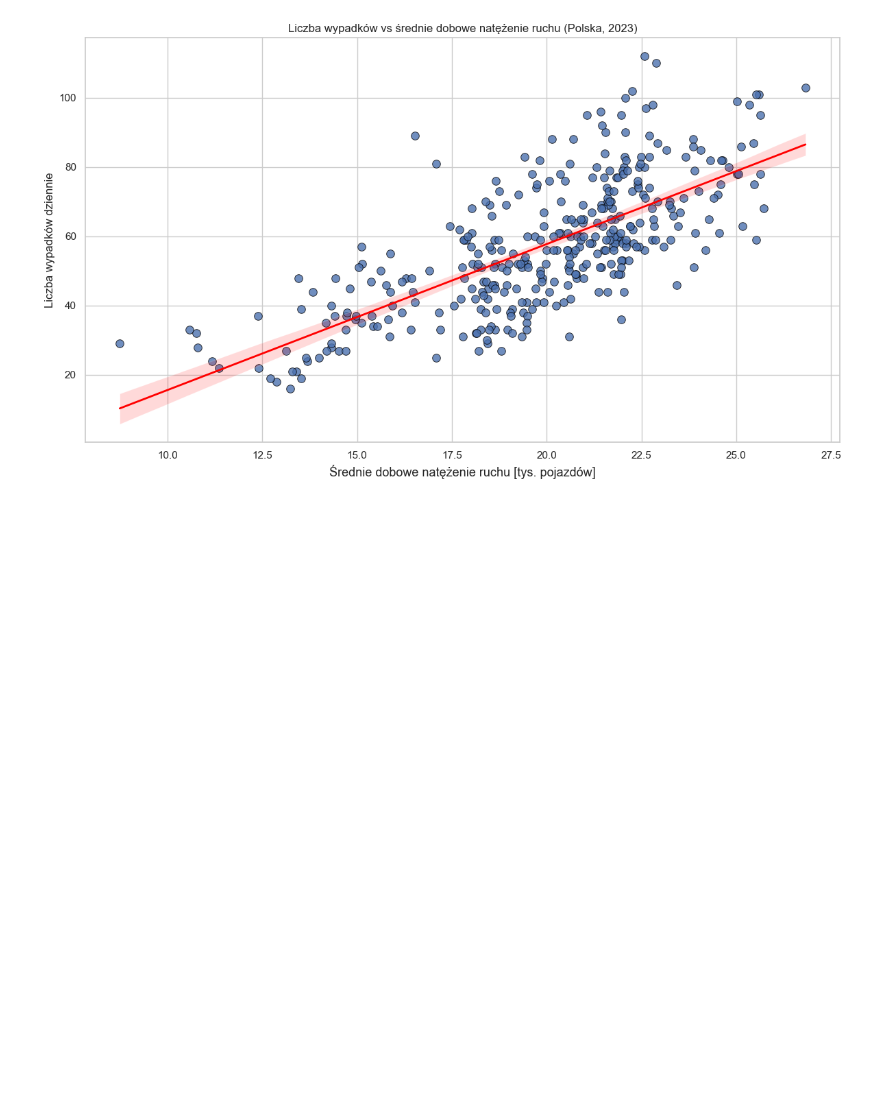
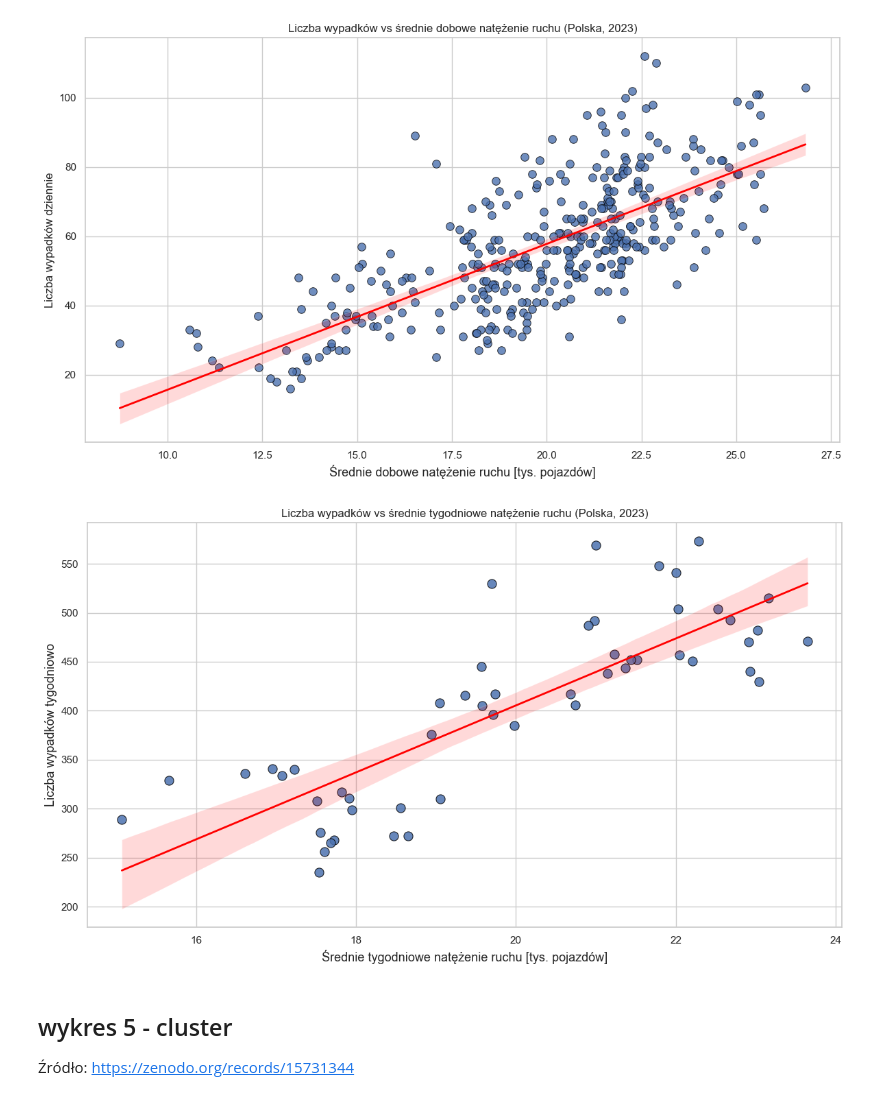
Before and after one commit to JankData/car-accidents-visualizations, a Jupyter notebook: notebooks/wypadki1.ipynb, the cells around one changed output. Cells and saved outputs as stored; diff of their text form; code cells hidden in the pictures; blank space fills up the shorter version.

```diff
--- a/notebooks/wypadki1.ipynb
+++ b/notebooks/wypadki1.ipynb
@@ -434,3 +435,58 @@ plt.savefig('scatter_wypadki.png')
 plt.show()
 # %% [output]
 [figure]
+# %%
+df_acc_2023["week"] = df_acc_2023["datetime"].dt.isocalendar().week
+df_traffic["week"] = df_traffic["DATA"].dt.isocalendar().week
+
+acc_per_week = (
+    df_acc_2023
+    .groupby("week")
+    .size()
+    .reset_index(name="accidents")
+)
+
+traffic_per_week = (
+    df_traffic
+    .groupby("week")["SDRD"]
+    .mean()
+    .reset_index(name="traffic_mean")
+)
+
+dfw = acc_per_week.merge(traffic_per_week, on="week", how="inner")
+dfw["traffic_mean_k"] = dfw["traffic_mean"] / 1000
+
+sns.set_theme(style="whitegrid")
+
+plt.figure(figsize=(12,7))
+
+sns.scatterplot(
+    data=dfw,
+    x="traffic_mean_k",
+    y="accidents",
+    s=90,
+    alpha=0.85,
+    edgecolor="black"
+)
+
+sns.regplot(
+    data=dfw,
+    x="traffic_mean_k",
+    y="accidents",
+    scatter=False,
+    color="red",
+    line_kws={"linewidth": 2}
+)
+
+plt.xlabel("Średnie tygodniowe natężenie ruchu [tys. pojazdów]", fontsize=13)
+plt.ylabel("Liczba wypadków tygodniowo", fontsize=13)
+plt.title("Liczba wypadków vs średnie tygodniowe natężenie ruchu (Polska, 2023)")
+
+plt.tight_layout()
+plt.savefig("scatter_wypadki_week.png")
+plt.show()
+# %% [output]
+[figure, added]
+# %% [markdown]
+## wykres 5 - cluster
+Źródło: https://zenodo.org/records/15731344
```
Also changed, not shown: parts of 4 cells of this notebook.
